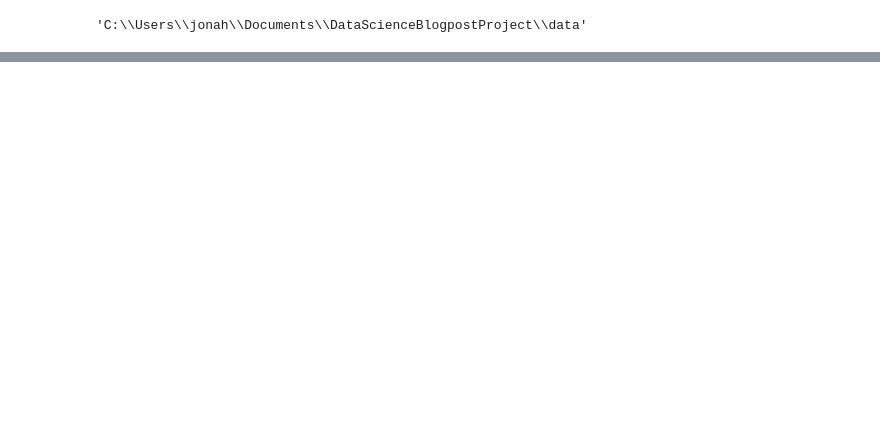
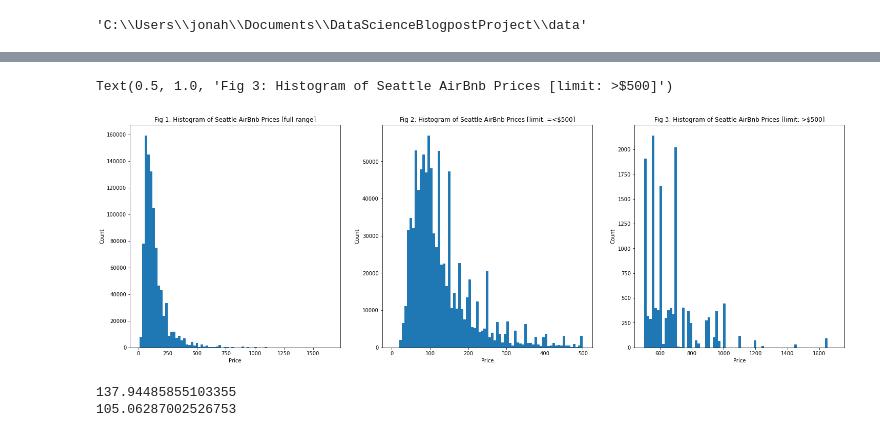
Before and after one commit to HJIzt/DataScienceBlogpost, a Jupyter notebook: seattle_airbnb_analysis.ipynb, the cells around one changed output, grey strips where cells are left out. Drawn from its saved outputs; the diff is of its cells as text; code cells hidden in the pictures; blank space fills up the shorter version.

```diff
--- a/seattle_airbnb_analysis.ipynb
+++ b/seattle_airbnb_analysis.ipynb
@@ -29,0 +103,26 @@ os.getcwd()
+# %%
+fig, ax = plt.subplots(1, 3, figsize = (25,8))
+
+ax[0].hist(cal_df["price"], bins = 75)
+ax[0].set_xlabel("Price")
+ax[0].set_ylabel("Count")
+ax[0].set_title("Fig 1: Histogram of Seattle AirBnb Prices [full range]")
+
+ax[1].hist(cal_df["price"], bins = 75, range = [0, 500])
+ax[1].set_xlabel("Price")
+ax[1].set_ylabel("Count")
+ax[1].set_title("Fig 2: Histogram of Seattle AirBnb Prices [limit: =<$500]")
+
+ax[2].hist(cal_df["price"], bins = 75, range = [500, 1700])
+ax[2].set_xlabel("Price")
+ax[2].set_ylabel("Count")
+ax[2].set_title("Fig 3: Histogram of Seattle AirBnb Prices [limit: >$500]")
+# %% [output]
+Text(0.5, 1.0, 'Fig 3: Histogram of Seattle AirBnb Prices [limit: >$500]')
+[figure, added]
+# %%
+print(cal_df["price"].mean())
+print(cal_df["price"].std())
+# %% [output]
+137.94485855103355
+105.06287002526753
```
Also changed, not shown: parts of 71 cells of this notebook.
